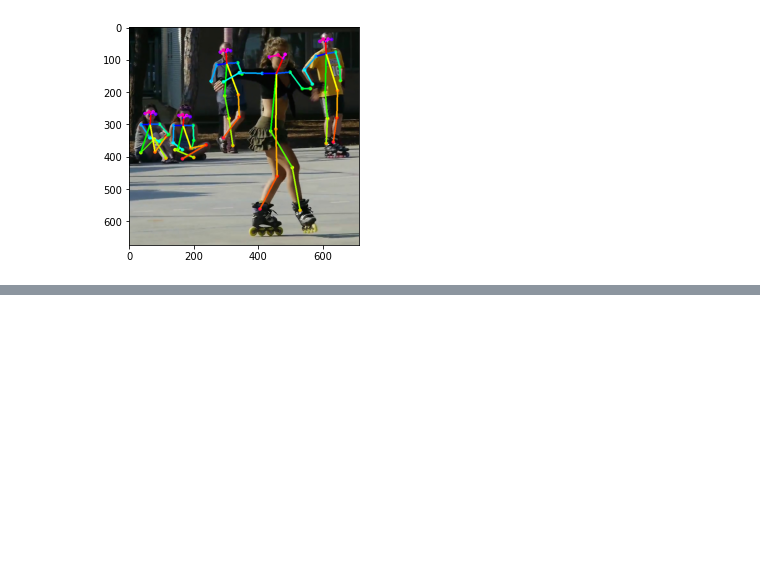
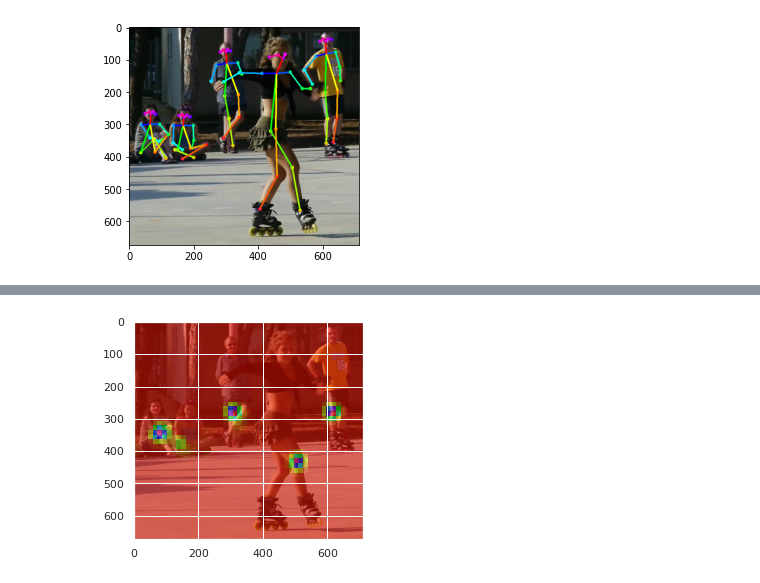
Before and after one commit to Johansmm/RT-multiperson-pose-pytorch, a Jupyter notebook: Code_description.ipynb, the cells around one changed output, grey strips where cells are left out. Saved outputs shown, nothing was run; the diff lists cells and outputs as text; code cells hidden in the pictures; blank space fills up the shorter version.

```diff
--- a/Code_description.ipynb
+++ b/Code_description.ipynb
@@ -151,0 +198,15 @@ precip_2002_2013.shape
+# %%
+
+plt.figure()
+img = plt.imread('./readme/ski.jpg')
+plt.imshow(img, alpha=1) # for image
+#plt.axis('off')
+
+xmin, xmax = plt.xlim()
+ymin, ymax = plt.ylim()
+
+#Mat = np.random.normal(size=(20,20))
+plt.imshow(heatmap[:,:,9], cmap='hsv', interpolation='nearest', alpha=.5, extent=(xmin,xmax,ymin,ymax))   # for heatmap to overlap
+plt.show()
+# %% [output]
+[figure, added]
```
Also changed, not shown: parts of 21 cells of this notebook, 2 other files.
